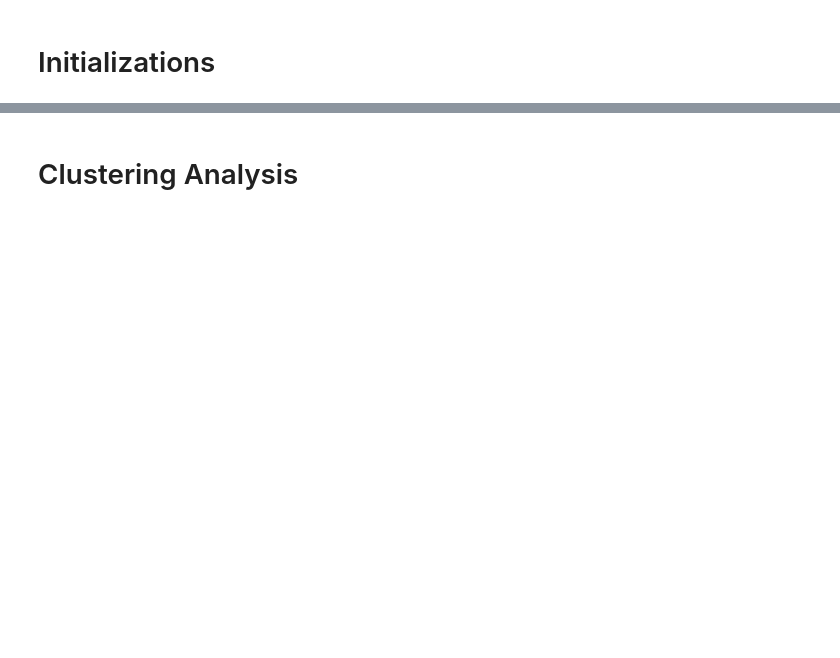
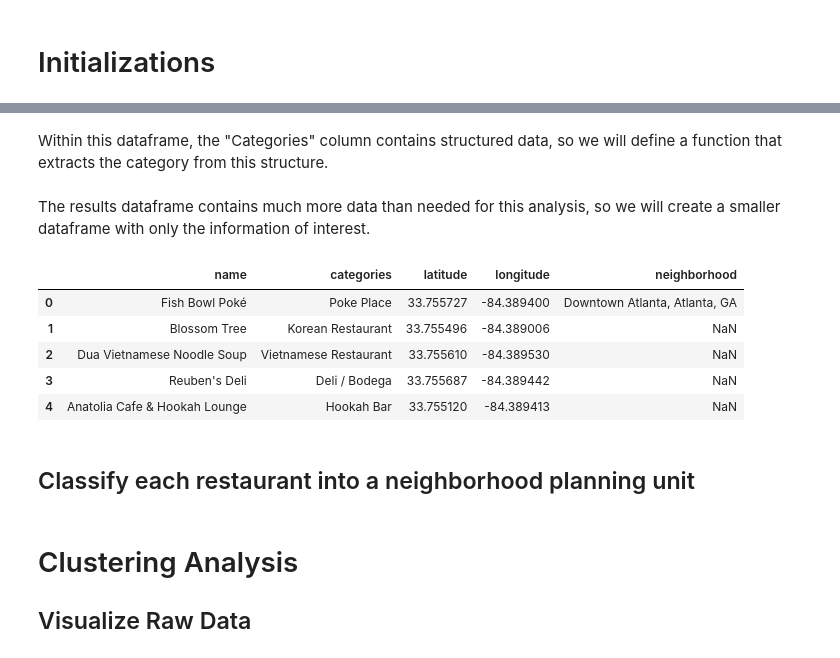
Before and after one commit to kmfullerton/Coursera_Capstone, a Jupyter notebook: Atlanta Restaurant Exploration.ipynb, the cells around one changed output, grey strips where cells are left out. Saved outputs shown, nothing was run; the diff lists cells and outputs as text; code cells hidden in the pictures; blank space fills up the shorter version.

```diff
--- a/Atlanta Restaurant Exploration.ipynb
+++ b/Atlanta Restaurant Exploration.ipynb
@@ -45,0 +65,2 @@ import folium
+# %%
+url = 'https://api.foursquare.com/v2/venues/explore?client_id={}&client_secret={}&ll={},{}&v={}&limit={}&radius={}'.format(client_id, client_secret, lat, long, ver, limit,radius)
@@ -46,2 +69,41 @@ import folium
+# %%
+results = requests.get(url).json()
+items = results['response']['groups'][0]['items']
+dataframe = json_normalize(items)
+# %% [markdown]
+Within this dataframe, the "Categories" column contains structured data, so we will define a function that extracts the category from this structure.
+# %%
+def get_category_type(row):
+    try:
+        categories_list = row['categories']
+    except:
+        categories_list = row['venue.categories']
+
+    if len(categories_list) == 0:
+        return None
+    else:
+        return categories_list[0]['name']
+# %% [markdown]
+The results dataframe contains much more data than needed for this analysis, so we will create a smaller dataframe with only the information of interest.
+# %%
+data=pd.DataFrame()
+data['name'] = dataframe['venue.name']
+data['categories'] = dataframe['venue.categories']
+data['latitude'] = dataframe['venue.location.lat']
+data['longitude'] = dataframe['venue.location.lng']
+data['neighborhood'] = dataframe['venue.location.neighborhood']
+data['categories'] = data.apply(get_category_type, axis=1)
+# %%
+data.head()
+# %% [output]
+|  | name | categories | latitude | longitude | neighborhood |
+| 0 | Fish Bowl Poké | Poke Place | 33.755727 | -84.389400 | Downtown Atlanta, Atlanta, GA |
+| 1 | Blossom Tree | Korean Restaurant | 33.755496 | -84.389006 | NaN |
+| 2 | Dua Vietnamese Noodle Soup | Vietnamese Restaurant | 33.755610 | -84.389530 | NaN |
+| 3 | Reuben's Deli | Deli / Bodega | 33.755687 | -84.389442 | NaN |
+| 4 | Anatolia Cafe & Hookah Lounge | Hookah Bar | 33.755120 | -84.389413 | NaN |
+# %% [markdown]
+## Classify each restaurant into a neighborhood planning unit
 # %% [markdown]
 # Clustering Analysis
+## Visualize Raw Data
```
Also changed, not shown: parts of 19 cells of this notebook, 2 other files.
